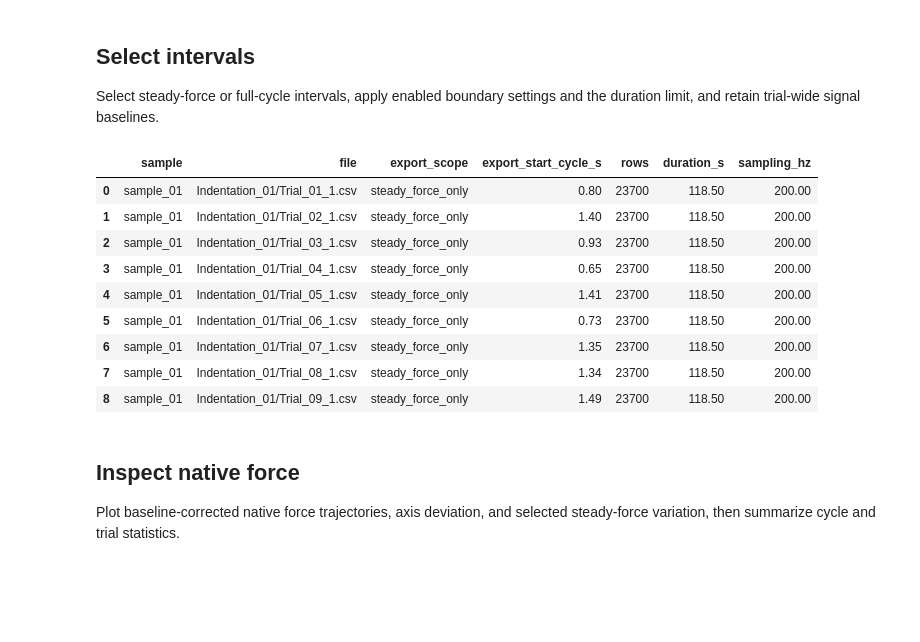
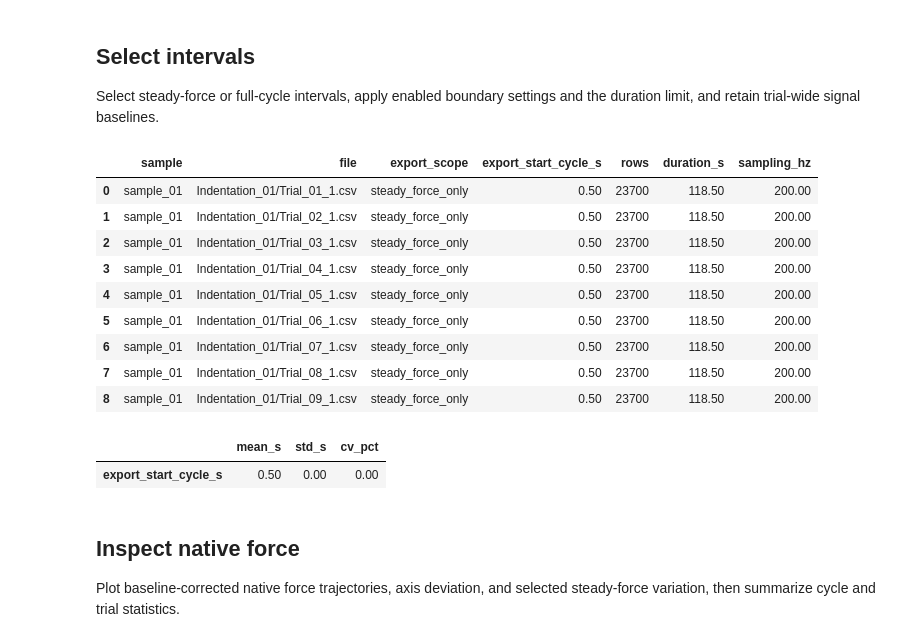
Before and after one commit to Cuberkk/Tonometry_Control_Code, a Jupyter notebook: data_process/utils/Clindent_data_preprocess.ipynb, the cells around one changed output. Cells and saved outputs as stored; diff of their text form; code cells hidden in the pictures; blank space fills up the shorter version.

```diff
--- a/data_process/utils/Clindent_data_preprocess.ipynb
+++ b/data_process/utils/Clindent_data_preprocess.ipynb
@@ -77,7 +77,7 @@ FORCE_STEADY_STATE_SETTINGS = dict(  # Automatic steady-force boundary detection
     release_guard_s=0.25,  # Seconds trimmed before cycle release.
     min_force_n=0.2,  # Minimum holding force in newtons.
 )
-STEADY_START_TIME_S = None  # Seconds from cycle onset; None: automatic start plus offset.
+STEADY_START_TIME_S = 0.5  # Seconds from cycle onset; None: automatic start plus offset.
 STEADY_START_OFFSET_S = 0.0  # Auto-start shift in seconds; positive delays; ignored with manual start.
 STEADY_END_OFFSET_S = 0.0  # End shift in seconds; positive delays; steady mode only.
 MIN_ANGLE_FORCE_N = 0.2  # Minimum resultant force for valid deviation angles.
@@ -275,42 +286,51 @@ for result in processed:
             'indent_command_s': event.onset_s, 'release_boundary_s': event.release_s,
             'export_start_host_s': event.export_start_s,
             'export_end_host_s': event.export_end_s,
             'export_start_cycle_s': event.export_start_s - event.onset_s,
             'first_retained_host_s': retained.time_s.iloc[0],
             'last_retained_host_s': retained.time_s.iloc[-1],
             'rows': len(frame), 'duration_s': (len(frame) - 1) / SAMPLING_HZ,
             'sampling_hz': SAMPLING_HZ,
             'force_native_baseline_n': trial['baseline']['force_raw_n'],
             'position_native_baseline_mm': trial['baseline']['displacement_raw_mm'],
             **({
                 'detected_steady_start_host_s': event.detected_steady_start_s,
                 'detected_steady_end_host_s': event.detected_steady_end_s,
                 'steady_start_time_s': STEADY_START_TIME_S,
                 'steady_start_offset_s': (0.0 if STEADY_START_TIME_S is not None
                                           else STEADY_START_OFFSET_S),
                 'steady_end_offset_s': STEADY_END_OFFSET_S,
                 'steady_start_host_s': event.steady_start_s,
                 'steady_end_host_s': event.steady_end_s,
                 'steady_start_cycle_s': event.steady_start_s - event.onset_s,
                 'steady_force_n': event.steady_force_n,
                 **{f'steady_{key}': value for key, value in FORCE_STEADY_STATE_SETTINGS.items()},
             } if ENABLE_STEADY_STATE_SEGMENTATION else {}),
         })
 
 cycle_summary = pd.DataFrame(cycle_rows)
 display(cycle_summary[['sample', 'file', 'export_scope', 'export_start_cycle_s',
                        'rows', 'duration_s', 'sampling_hz']])
+
+# Summarize export start times across all selected cycles (sample standard deviation).
+export_start_summary = cycle_summary[['export_start_cycle_s']].agg(['mean', 'std']).T
+export_start_summary = export_start_summary.rename(columns={'mean': 'mean_s', 'std': 'std_s'})
+export_start_summary['cv_pct'] = (100 * export_start_summary['std_s']
+                                  / export_start_summary['mean_s'].replace(0, np.nan))
+display(export_start_summary)
 # %% [output]
 |  | sample | file | export_scope | export_start_cycle_s | rows | duration_s | sampling_hz |
-| 0 | sample_01 | Indentation_01/Trial_01_1.csv | steady_force_only | 0.80 | 23700 | 118.50 | 200.00 |
-| 1 | sample_01 | Indentation_01/Trial_02_1.csv | steady_force_only | 1.40 | 23700 | 118.50 | 200.00 |
-| 2 | sample_01 | Indentation_01/Trial_03_1.csv | steady_force_only | 0.93 | 23700 | 118.50 | 200.00 |
-| 3 | sample_01 | Indentation_01/Trial_04_1.csv | steady_force_only | 0.65 | 23700 | 118.50 | 200.00 |
-| 4 | sample_01 | Indentation_01/Trial_05_1.csv | steady_force_only | 1.41 | 23700 | 118.50 | 200.00 |
-| 5 | sample_01 | Indentation_01/Trial_06_1.csv | steady_force_only | 0.73 | 23700 | 118.50 | 200.00 |
-| 6 | sample_01 | Indentation_01/Trial_07_1.csv | steady_force_only | 1.35 | 23700 | 118.50 | 200.00 |
-| 7 | sample_01 | Indentation_01/Trial_08_1.csv | steady_force_only | 1.34 | 23700 | 118.50 | 200.00 |
-| 8 | sample_01 | Indentation_01/Trial_09_1.csv | steady_force_only | 1.49 | 23700 | 118.50 | 200.00 |
+| 0 | sample_01 | Indentation_01/Trial_01_1.csv | steady_force_only | 0.50 | 23700 | 118.50 | 200.00 |
+| 1 | sample_01 | Indentation_01/Trial_02_1.csv | steady_force_only | 0.50 | 23700 | 118.50 | 200.00 |
+| 2 | sample_01 | Indentation_01/Trial_03_1.csv | steady_force_only | 0.50 | 23700 | 118.50 | 200.00 |
+| 3 | sample_01 | Indentation_01/Trial_04_1.csv | steady_force_only | 0.50 | 23700 | 118.50 | 200.00 |
+| 4 | sample_01 | Indentation_01/Trial_05_1.csv | steady_force_only | 0.50 | 23700 | 118.50 | 200.00 |
+| 5 | sample_01 | Indentation_01/Trial_06_1.csv | steady_force_only | 0.50 | 23700 | 118.50 | 200.00 |
+| 6 | sample_01 | Indentation_01/Trial_07_1.csv | steady_force_only | 0.50 | 23700 | 118.50 | 200.00 |
+| 7 | sample_01 | Indentation_01/Trial_08_1.csv | steady_force_only | 0.50 | 23700 | 118.50 | 200.00 |
+| 8 | sample_01 | Indentation_01/Trial_09_1.csv | steady_force_only | 0.50 | 23700 | 118.50 | 200.00 |
+|  | mean_s | std_s | cv_pct |
+| export_start_cycle_s | 0.50 | 0.00 | 0.00 |
 # %% [markdown]
 ## Inspect native force
 
```
Also changed, not shown: parts of 7 cells of this notebook, 19 other files.
